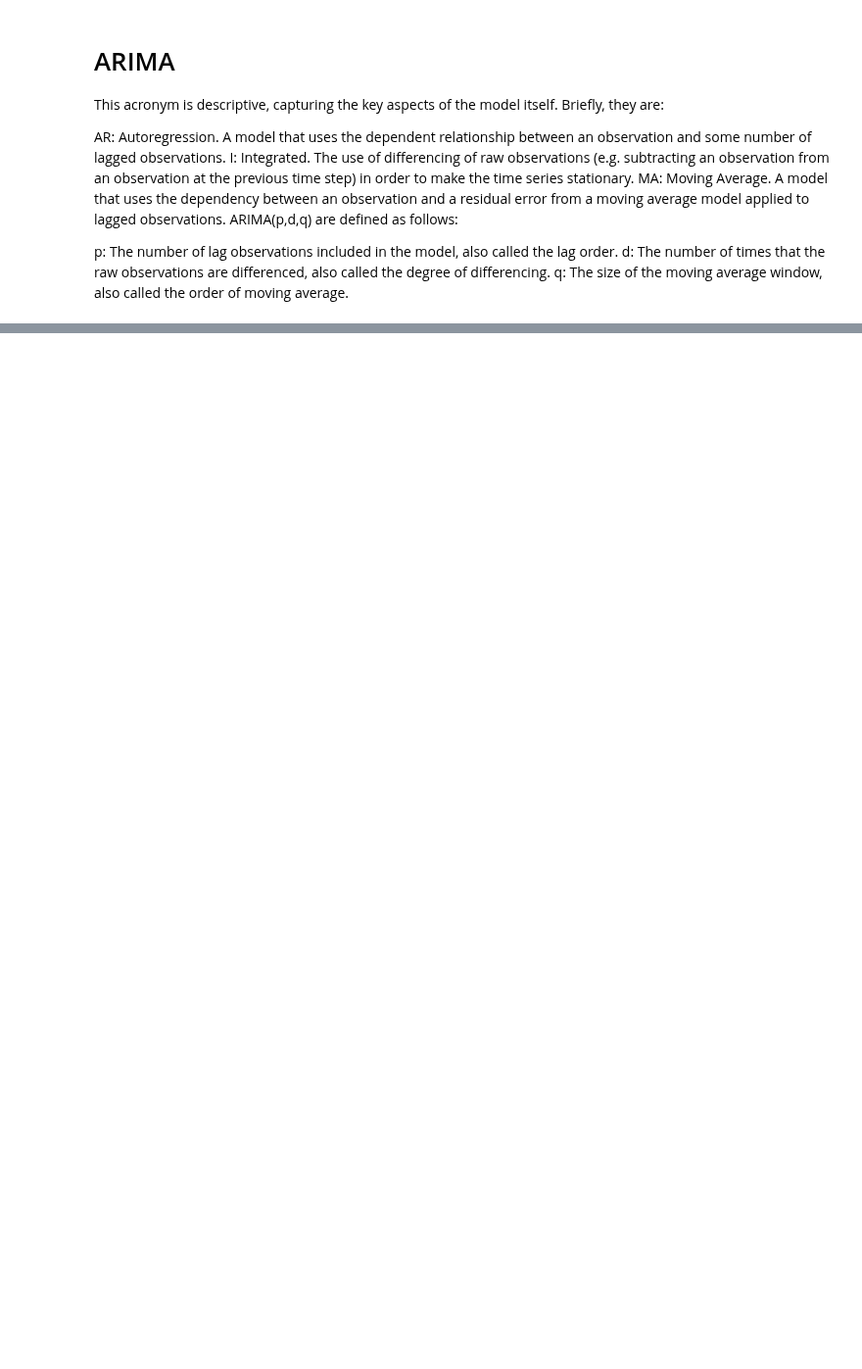
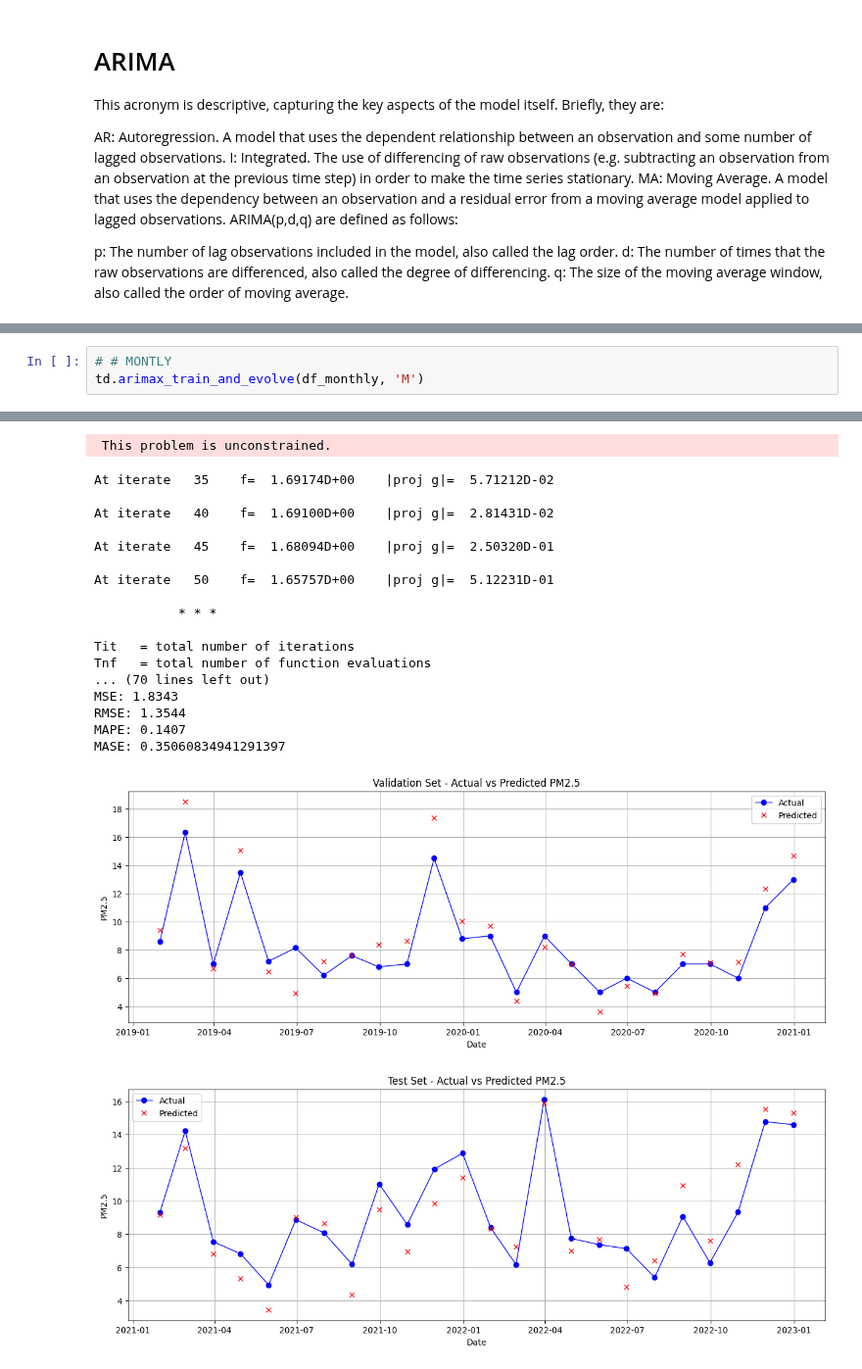
Before and after one commit to tugcekonuklar/irp-air-pollution, a Jupyter notebook: src/notebook/irp_pm_traditional.ipynb, the cells around one changed output, grey strips where cells are left out. Shown at 98% size. Saved outputs shown, nothing was run; the diff lists cells and outputs as text; blank space fills up the shorter version.

```diff
--- a/src/notebook/irp_pm_traditional.ipynb
+++ b/src/notebook/irp_pm_traditional.ipynb
@@ -127,0 +187,4 @@ td.expomnential_smooting_train_and_evolve(df)
+# %%
+# # MONTLY
+td.arimax_train_and_evolve(df_monthly, 'M')
+# %% [output]
@@ -127,0 +208,20 @@ td.expomnential_smooting_train_and_evolve(df)
+ This problem is unconstrained.
+At iterate   35    f=  1.69174D+00    |proj g|=  5.71212D-02
+
+At iterate   40    f=  1.69100D+00    |proj g|=  2.81431D-02
+
+At iterate   45    f=  1.68094D+00    |proj g|=  2.50320D-01
+
+At iterate   50    f=  1.65757D+00    |proj g|=  5.12231D-01
+
+           * * *
+
+Tit   = total number of iterations
+Tnf   = total number of function evaluations
+... (70 lines left out)
+MSE: 1.8343
+RMSE: 1.3544
+MAPE: 0.1407
+MASE: 0.35060834941291397
+[figure, added]
+[figure, added]
```
Also changed, not shown: parts of 17 cells of this notebook, 4 other files.
